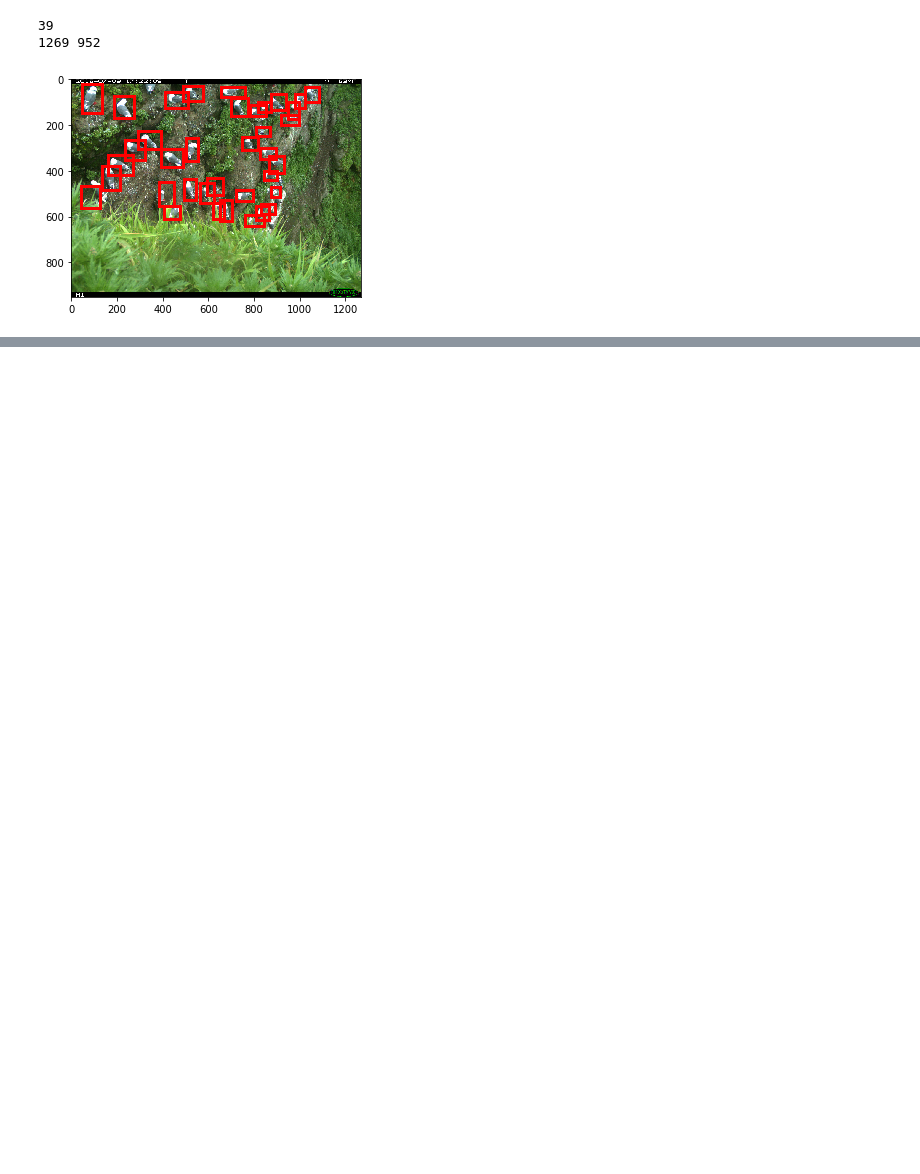
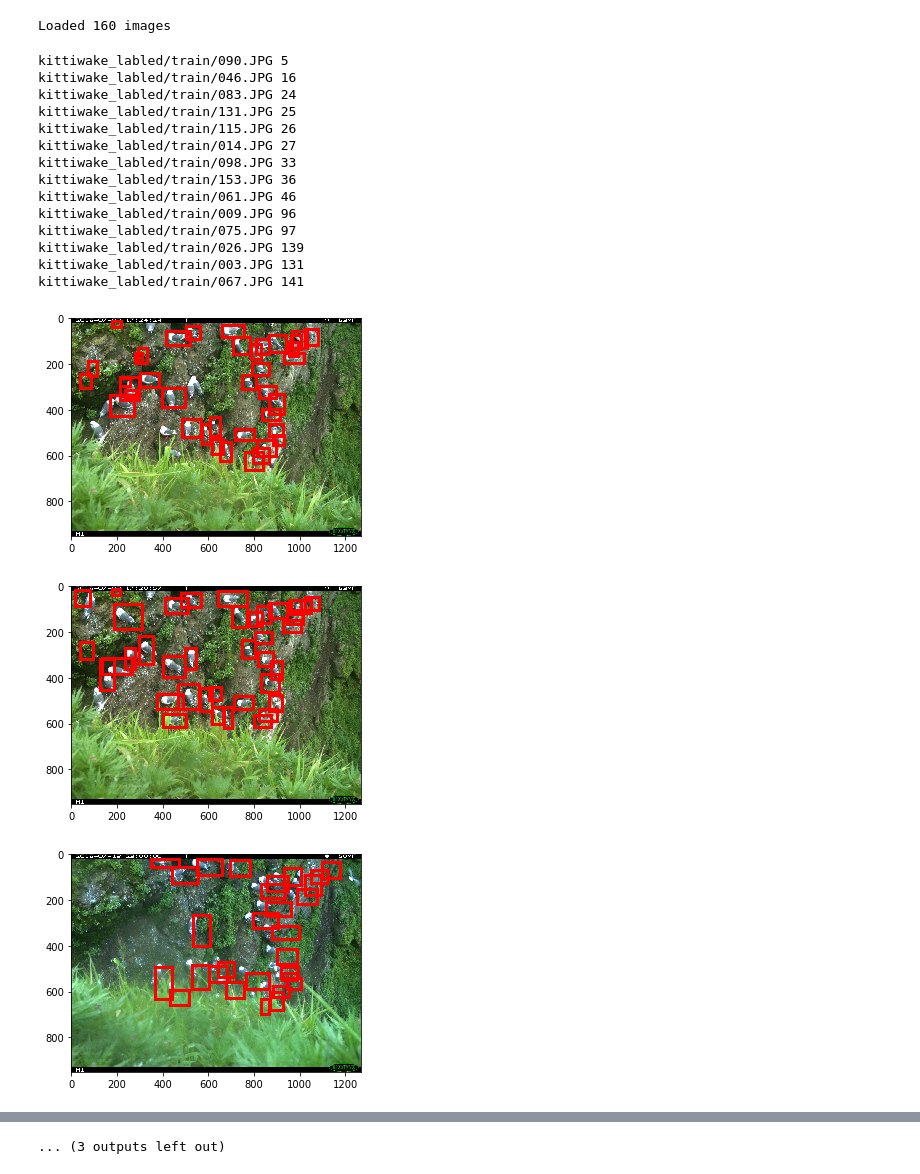
Before and after one commit to ilkarman/simple-faster-rcnn-pytorch, a Jupyter notebook: 0_Data.ipynb, the cells around one changed output, grey strips where cells are left out. Saved outputs shown, nothing was run; the diff lists cells and outputs as text; code cells hidden in the pictures; blank space fills up the shorter version.

Commit message:
Using torchvision to load data

```diff
--- a/0_Data.ipynb
+++ b/0_Data.ipynb
@@ -24,6 +19,3 @@ print(len(EVAL_IMGS))
 # %%
-# Load annotations
 with open(os.path.join(PATH, "train.json"), 'r') as annofile:
-    train_json_anno = json.load(annofile)
-with open(os.path.join(PATH, "eval.json"), 'r') as annofile:
-    eval_json_anno = json.load(annofile)
+    labels = json.load(annofile)
@@ -46,7 +21,0 @@ def display_img(nmbr, dta=TRAIN_IMGS, anno=train_json_anno):
-# %%
-# Random image
-display_img(90)
-# %% [output]
-39
-1269 952
-[figure, removed]
@@ -56,0 +24,59 @@ display_img(90)
+# %%
+class BirdsData(Dataset):
+
+    def __init__(self, img_dir, lbl_file, transform=None):
+        self.img_locs = glob.glob(os.path.join(img_dir, "*.JPG"))
+        with open(lbl_file, 'r') as annofile:
+            self.labels = json.load(annofile)
+        self.transform = transform
+        print("Loaded {} images".format(len(self.img_locs)))
+
+    def __getitem__(self, idx):
+        im_file = self.img_locs[idx]
+        #print(im_file, idx)
+        # BBoxes fixed to w=1269,h=952
+        # Resized before transform to match label
+        im_rgb = Image.open(im_file).resize((1269, 952))
+        # Bounding boxes: (y_{min}, x_{min}, y_{max}, x_{max}
+        img_no = str(int(os.path.basename(
+            os.path.splitext(im_file)[0])))
+        labels = self.labels['frames'][img_no]
+        boxes = np.array([
+            (l['y1'], l['x1'], l['y2'], l['x2']) for l in labels])
+        if self.transform is not None:
+            im_rgb = self.transform(im_rgb)
+        return im_rgb, torch.FloatTensor(boxes)
+
+    def __len__(self):
+        return len(self.img_locs)
+# %%
+# Init dataset
+train_dataset = BirdsData(
+    img_dir = os.path.join(PATH, "train"),
+    lbl_file = os.path.join(PATH, "train.json"))
+# %% [output]
+Loaded 160 images
+# %%
+# Visualise rndm images
+for i in [5, 16, 24, 25, 131, 141]:
+    im, boxes = train_dataset[i]
+    im_array = np.moveaxis(np.array(im),-1,0)
+    vis_bbox(im_array, boxes)
+# %% [output]
+kittiwake_labled/train/090.JPG 5
+kittiwake_labled/train/046.JPG 16
+kittiwake_labled/train/083.JPG 24
+kittiwake_labled/train/131.JPG 25
+kittiwake_labled/train/115.JPG 26
+kittiwake_labled/train/014.JPG 27
+kittiwake_labled/train/098.JPG 33
+kittiwake_labled/train/153.JPG 36
+kittiwake_labled/train/061.JPG 46
+kittiwake_labled/train/009.JPG 96
+kittiwake_labled/train/075.JPG 97
+kittiwake_labled/train/026.JPG 139
+kittiwake_labled/train/003.JPG 131
+kittiwake_labled/train/067.JPG 141
+[figure, added]
+[figure, added]
+[figure, added]
@@ -56,0 +91 @@ display_img(90)
+... (3 outputs left out)
```
Also changed, not shown: parts of 6 cells of this notebook.
